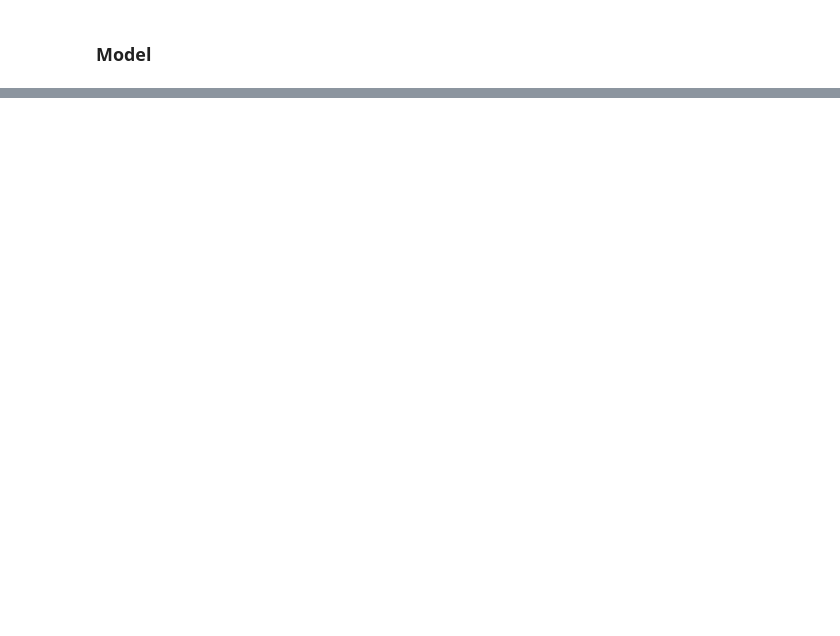
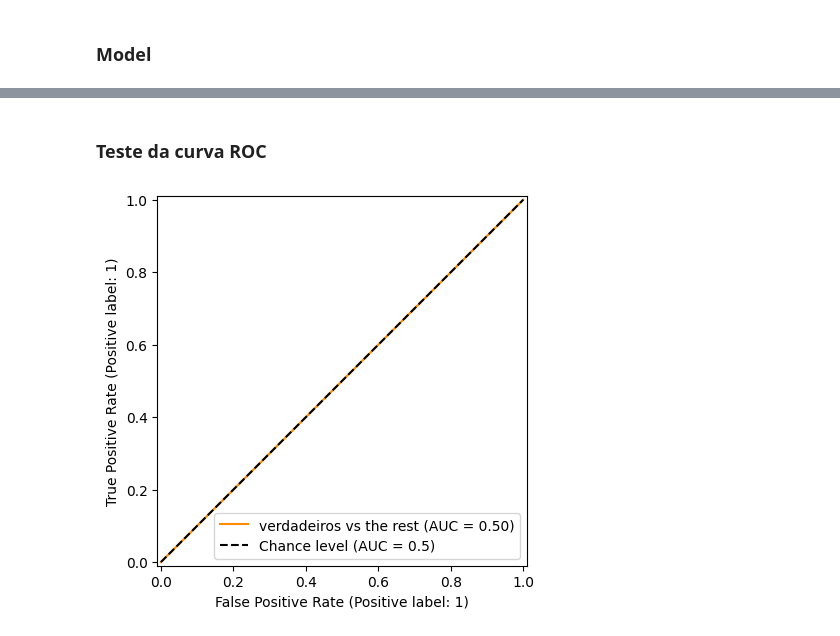
Before and after one commit to richlpn/santander-risco-emprestimo, a Jupyter notebook: main.ipynb, the cells around one changed output, grey strips where cells are left out. Saved outputs shown, nothing was run; the diff lists cells and outputs as text; code cells hidden in the pictures; blank space fills up the shorter version.

```diff
--- a/main.ipynb
+++ b/main.ipynb
@@ -100,3 +113,7 @@ layers = [
 model = NeuralNetwork(layers, epochs=1000)
 # %%
 model.fit(X_train, y_train)
+# %%
+p = model.predict(
+    X_test,
+)
@@ -102,0 +126,13 @@ model.fit(X_train, y_train)
+# %% [markdown]
+### Teste da curva ROC
+# %%
+RocCurveDisplay.from_predictions(
+    y_test,
+    p,
+    name=f"verdadeiros vs the rest",
+    color="darkorange",
+    plot_chance_level=True,
+)
+plt.show()
+# %% [output]
+[figure, added]
```
Also changed, not shown: parts of 5 cells of this notebook.
